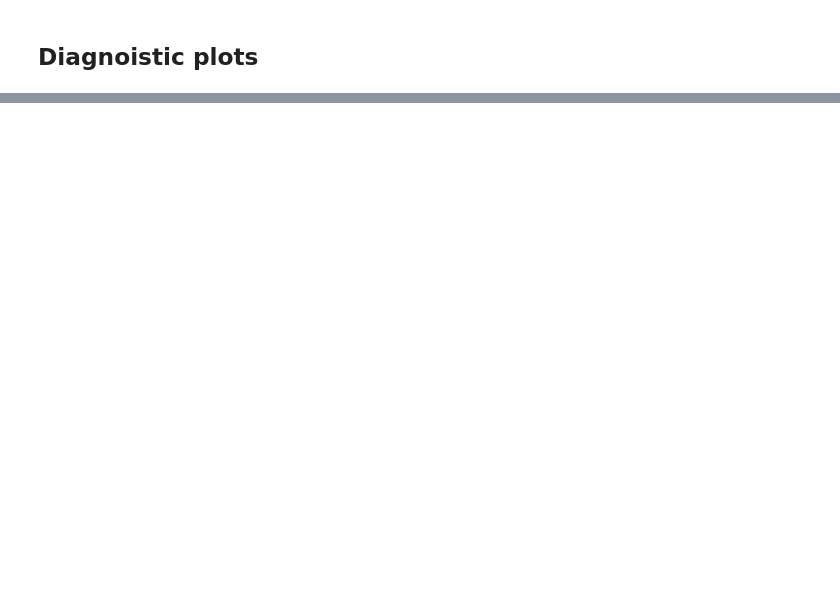
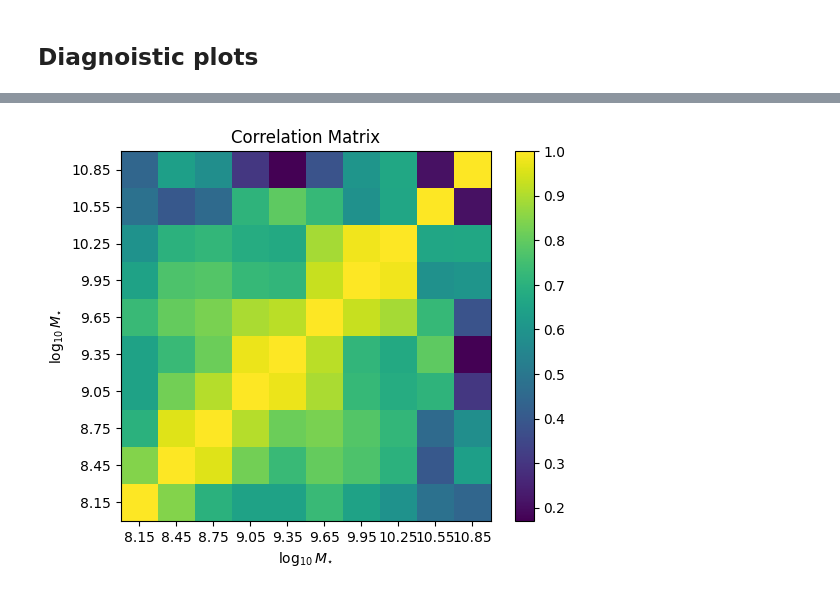
Before and after one commit to qezlou/multi_fidelity_gpflow, a Jupyter notebook: notebooks/demo: Illustris Stellar Mass Function.ipynb, the cells around one changed output, grey strips where cells are left out. Drawn from its saved outputs; the diff is of its cells as text; code cells hidden in the pictures; blank space fills up the shorter version.

```diff
--- a/notebooks/demo: Illustris Stellar Mass Function.ipynb
+++ b/notebooks/demo: Illustris Stellar Mass Function.ipynb
@@ -294,0 +354,18 @@ Text(0, 0.5, '$\\rho$')
+# %%
+K = mf_gp.kernel.W.numpy() @ mf_gp.kernel.W.numpy().T
+# make it correlation matrix
+D = np.diag(1/np.sqrt(np.diag(K)))
+K = D @ K @ D
+
+# Make the lower left corner to be origin of the plot
+plt.imshow(K, cmap="viridis", origin="lower", )
+plt.colorbar()
+# I want the log mass bins to be ticks and labels
+plt.xticks(range(len(log10_mass_bins)), log10_mass_bins)
+plt.yticks(range(len(log10_mass_bins)), log10_mass_bins)
+plt.xlabel(r"$\log_{10}M_{\star}$")
+plt.ylabel(r"$\log_{10}M_{\star}$")
+plt.title("Correlation Matrix")
+plt.show()
+# %% [output]
+[figure, added]
```
Also changed, not shown: parts of 8 cells of this notebook.
